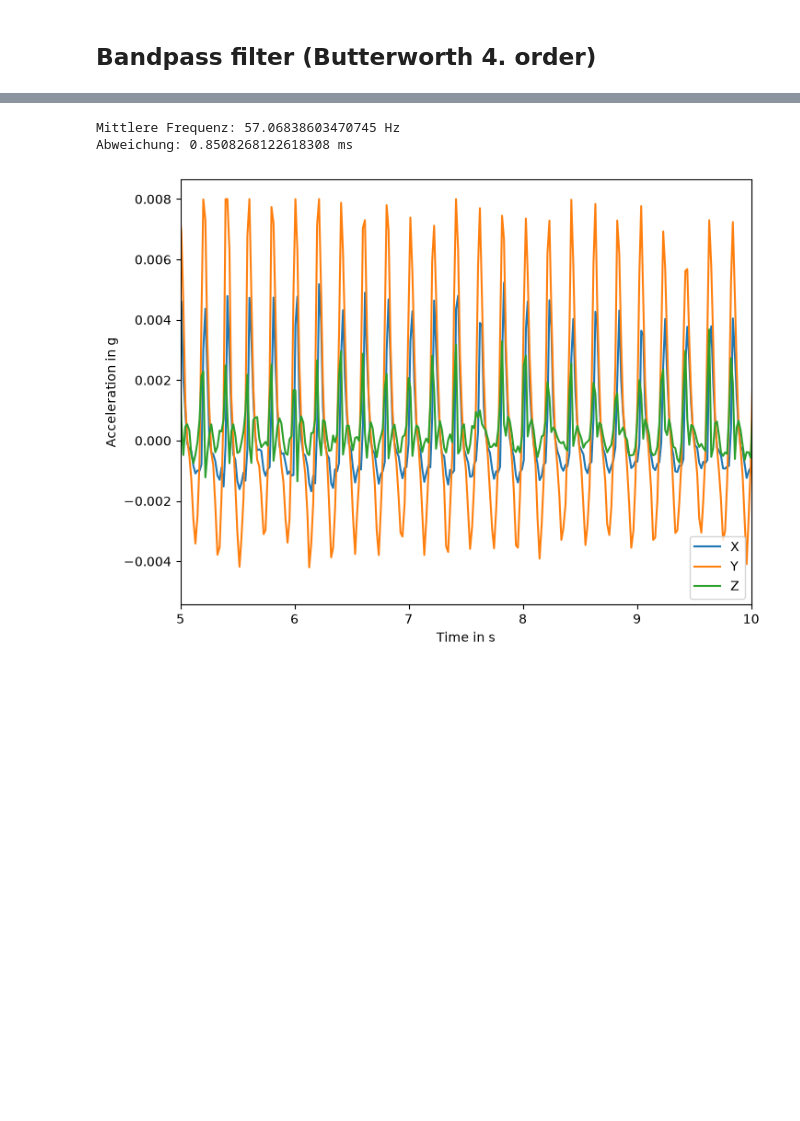
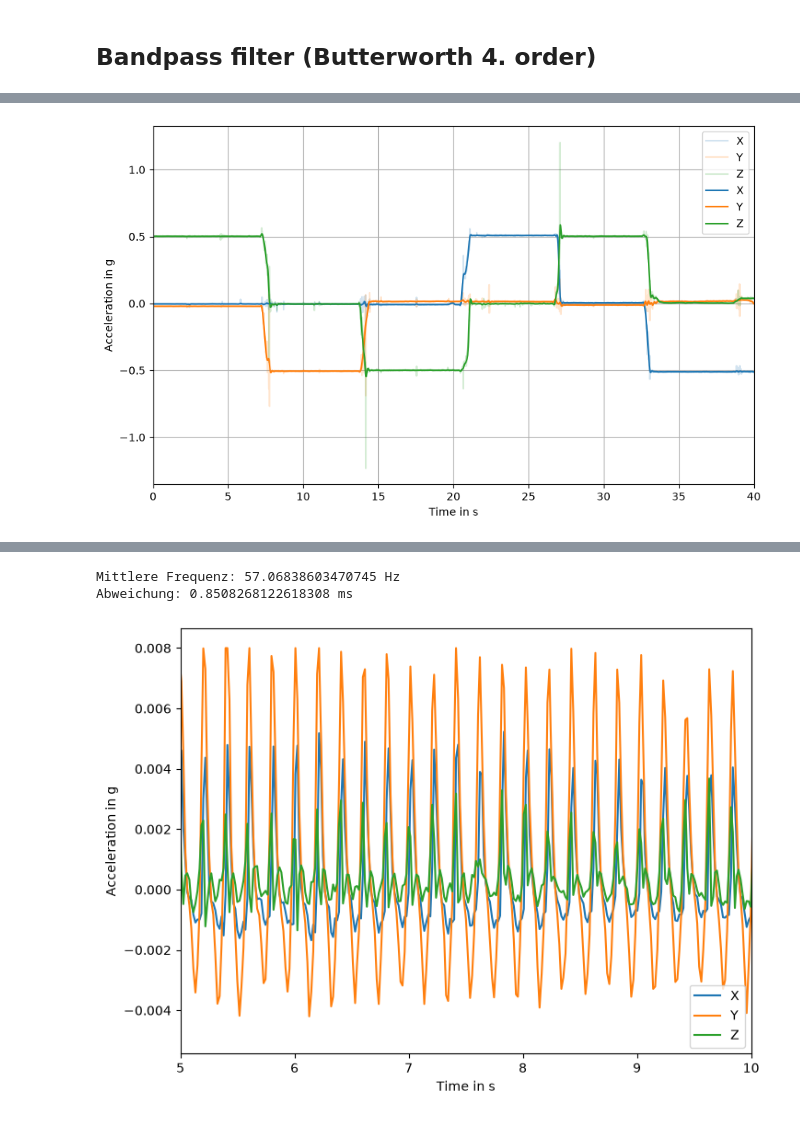
Before and after one commit to P-M16/Labor_Biosignalverarbeitung, a Jupyter notebook: Lab1_Visualisierung_Messdaten.ipynb, the cells around one changed output, grey strips where cells are left out. Cells and saved outputs as stored; diff of their text form; code cells hidden in the pictures; blank space fills up the shorter version.

```diff
--- a/Lab1_Visualisierung_Messdaten.ipynb
+++ b/Lab1_Visualisierung_Messdaten.ipynb
@@ -144,3 +124,29 @@ ValueError: filter critical frequencies must be greater than 0
+# %%
+'''AUFGABE_7'''
+
+fs = 1 / df6['Time'].diff().mean()
+
+# Filter anwenden
+filtered = butter_bandpass_filter(df6[['X', 'Y', 'Z']], 5, fs, 4)
+
+# Gefilterte Daten als DataFrame
+df7 = df6.copy()
+df7[['X', 'Y', 'Z']] = filtered
+
+# Plot
+ax = df6.plot(x='Time', y=['X', 'Y', 'Z'],
+              color=['C0', 'C1', 'C2'],
+              alpha=0.2, figsize=[10, 6])
+
+df7.plot(x='Time', y=['X', 'Y', 'Z'], ax=ax,
+         color=['C0', 'C1', 'C2'],
+         ylabel='Acceleration in g',
+         xlabel='Time in s', xlim=(0, 40))
+
+plt.grid()
+plt.show()
+# %% [output]
+[figure, added]
 # %%
 '''AUFGABE_8'''
 
```
Also changed, not shown: parts of 3 cells of this notebook, 1 other file.
